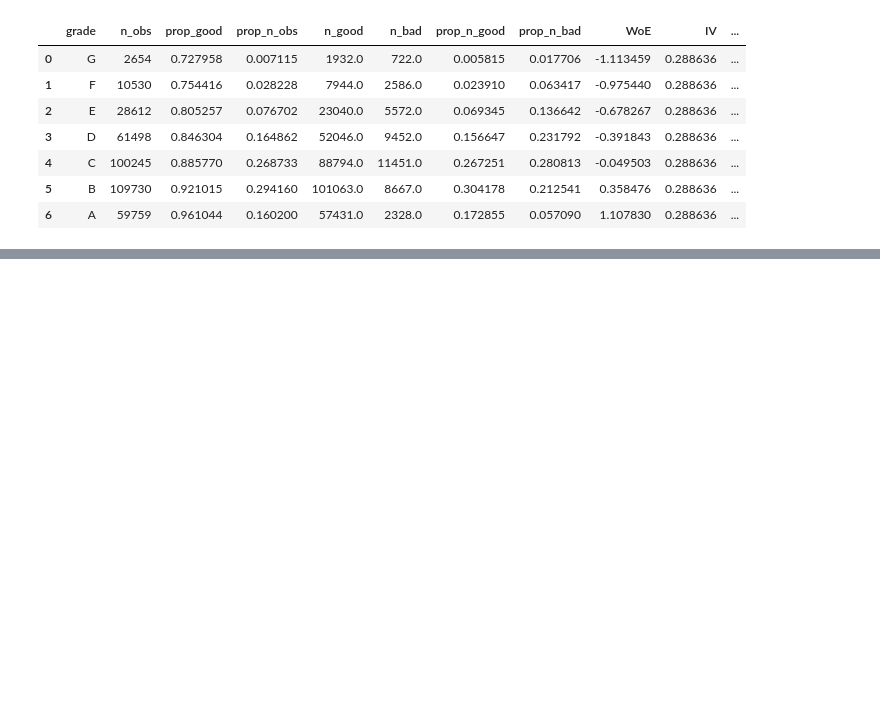
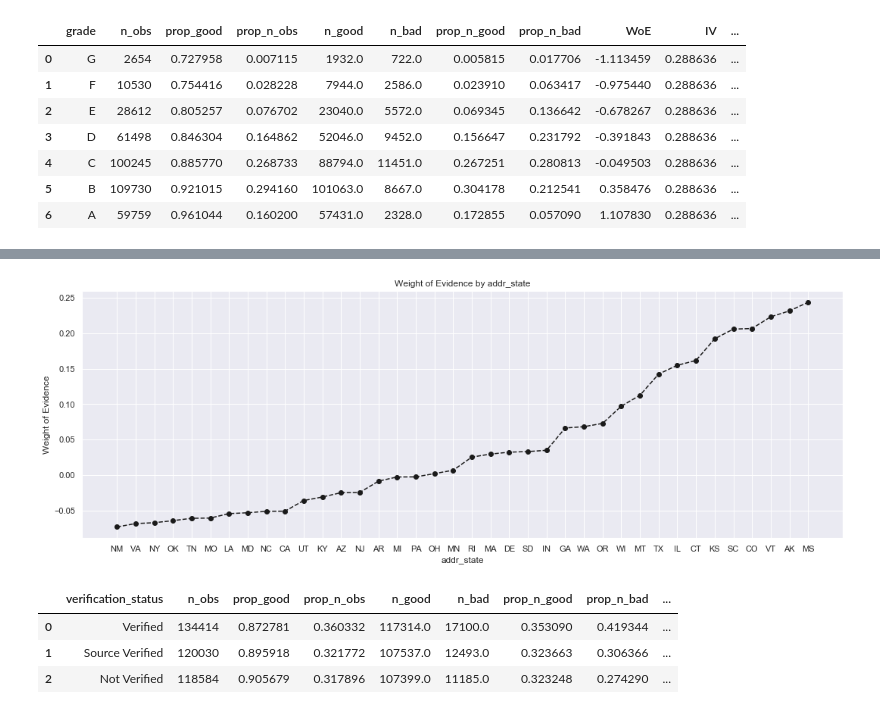
Before and after one commit to baillez/credit-risk-modelling, a Jupyter notebook: credit_risk_modelling.ipynb, the cells around one changed output, grey strips where cells are left out. Cells and saved outputs as stored; diff of their text form; code cells hidden in the pictures; blank space fills up the shorter version.

```diff
--- a/credit_risk_modelling.ipynb
+++ b/credit_risk_modelling.ipynb
@@ -228,0 +322,5 @@ df1
+# %%
+plot_by_woe(df_temp.iloc[6: -6, : ])
+#visualizing the middle flat-ish portion clearly by removing the extreme ends
+# %% [output]
+[figure, added]
@@ -228,0 +382,9 @@ df1
+# %%
+df_temp = woe_discrete(df_inputs_prepr, 'verification_status', df_targets_prepr)
+# We calculate weight of evidence.
+df_temp
+# %% [output]
+|  | verification_status | n_obs | prop_good | prop_n_obs | n_good | n_bad | prop_n_good | prop_n_bad | ... |
+| 0 | Verified | 134414 | 0.872781 | 0.360332 | 117314.0 | 17100.0 | 0.353090 | 0.419344 | ... |
+| 1 | Source Verified | 120030 | 0.895918 | 0.321772 | 107537.0 | 12493.0 | 0.323663 | 0.306366 | ... |
+| 2 | Not Verified | 118584 | 0.905679 | 0.317896 | 107399.0 | 11185.0 | 0.323248 | 0.274290 | ... |
```
Also changed, not shown: parts of 22 cells of this notebook.
